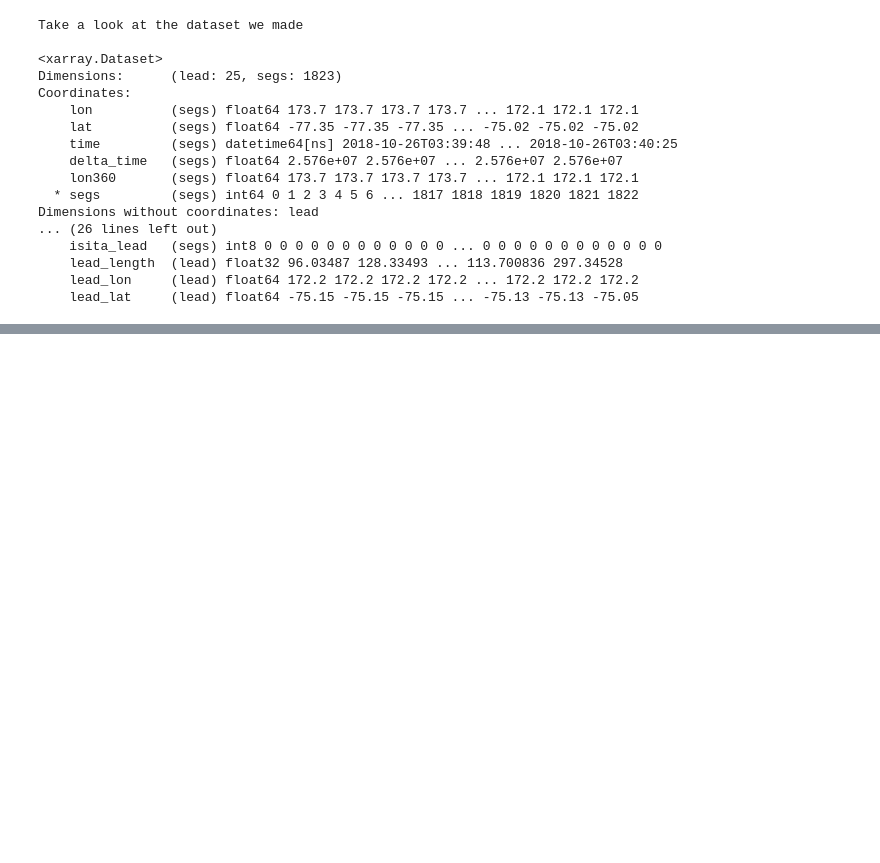
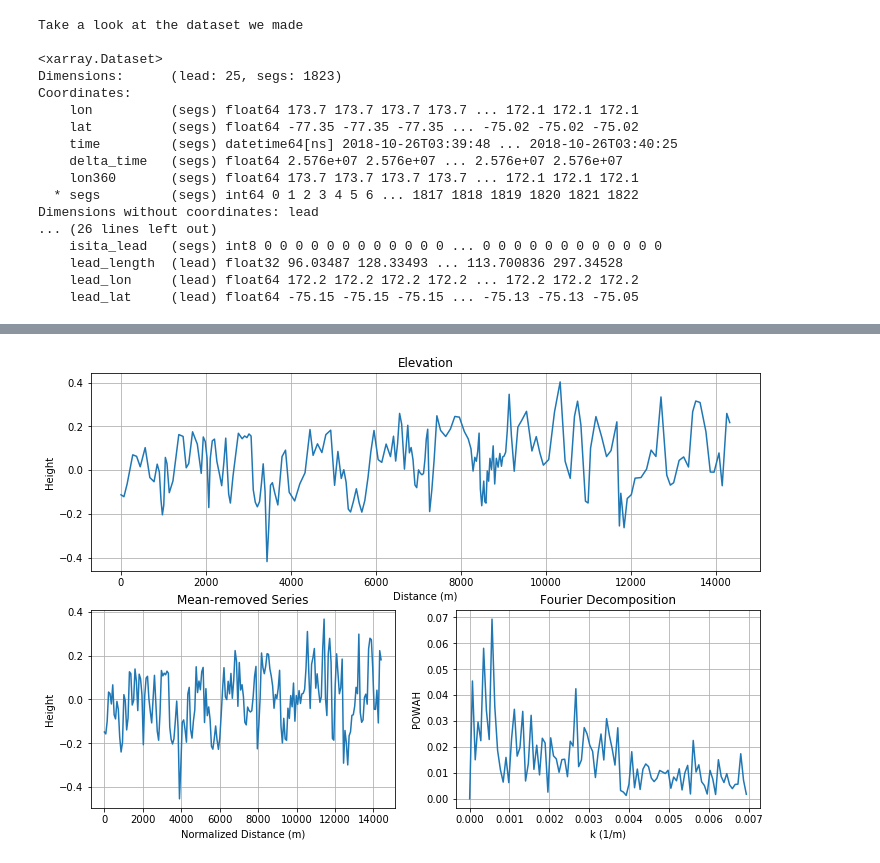
Before and after one commit to ICESAT-2HackWeek/Floes-are-Swell, a Jupyter notebook: Xi_Ross_Sea/ReadATL10IntoXarray.ipynb, the cells around one changed output, grey strips where cells are left out. Cells and saved outputs as stored; diff of their text form; code cells hidden in the pictures; blank space fills up the shorter version.

```diff
--- a/Xi_Ross_Sea/ReadATL10IntoXarray.ipynb
+++ b/Xi_Ross_Sea/ReadATL10IntoXarray.ipynb
@@ -162,0 +231,90 @@ FigureCanvasNbAgg()
+# %%
+import scipy.fftpack
+
+al=0;
+
+le=200;
+
+
+xshort = ds1r.track_dist[al:al+le]
+
+xshort = xshort - xshort[0]
+
+dx = np.diff(xshort)
+
+dx = dx.mean()
+
+latshort = ds1r.lat[al:al+le]
+
+elevshort = elev[al:al+le]
+
+#concshort = ds1r.conc[al:al+le]/100
+
+f = plt.figure(figsize=(12,8))
+
+ax0 = f.add_subplot(211)
+
+ax1 = f.add_subplot(223)
+
+ax2 = f.add_subplot(224)
+
+N = len(xshort)
+
+# sample spacing
+
+xmod = np.linspace(0.0,N*dx,N)
+
+y = elevshort - elevshort.mean()
+
+yf = scipy.fftpack.fft(y)
+
+xf = np.linspace(0.0, 1.0/(2.0*dx), N//2)
+
+ax0.plot(xshort,elevshort)
+
+#ax0.plot(xshort,xshort)
+
+ax0.set_title('Elevation')
+
+ax0.set_xlabel('Distance (m)')
+
+ax0.set_ylabel('Height')
+
+ax0.grid()
+
+# axs[1].subplot(2,1,1)
+
+ax1.plot(xmod,y)
+
+ax1.set_title('Mean-removed Series')
+
+ax1.set_xlabel('Normalized Distance (m)')
+
+ax1.set_ylabel('Height')
+
+ax1.grid()
+
+# plt.subplot(2,1,2)
+
+ax2.plot(xf, 2.0/N * np.abs(yf[0:N//2]))
+
+# ax2.loglog(np.divide(1,xf), 2.0/N * np.abs(yf[0:N//2]))
+
+ax2.grid()
+
+ax2.set_title('Fourier Decomposition')
+
+ax2.set_xlabel('k (1/m)')
+
+ax2.set_ylabel('POWAH')
+
+maxcal = np.argmax(yf[0:N//2])
+
+max_f = xf[maxcal]
+
+max_lam = 1/(np.pi*max_f)
+
+print('Peak Wavenumber is ' + str(max_f) + ' 1/m')
+
+print('Peak Wavelength is ' + str(max_lam) + ' m')
+# %% [output]
@@ -162,0 +323 @@ FigureCanvasNbAgg()
+[figure, added]
```
Also changed, not shown: parts of 7 cells of this notebook.
